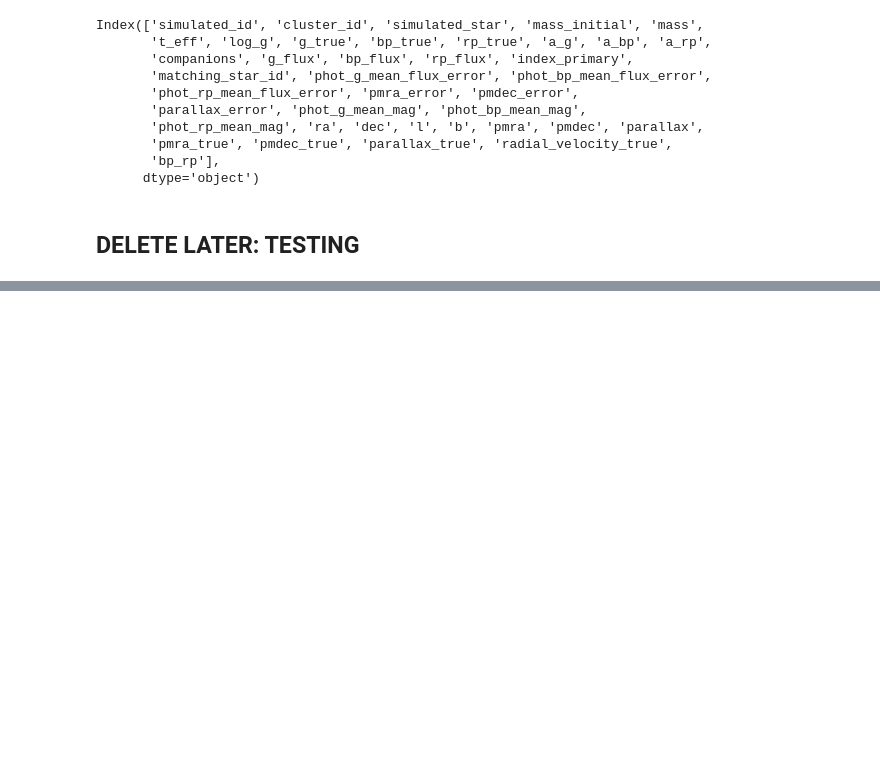
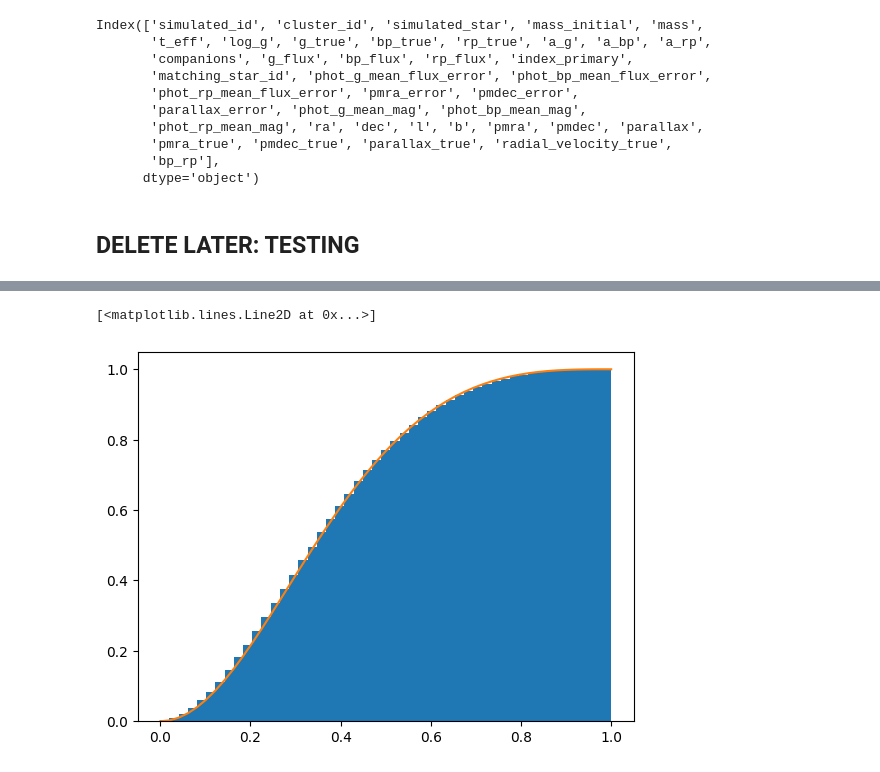
Before and after one commit to emilyhunt/ocelot, a Jupyter notebook: docs/tutorials/simulate_a_cluster.ipynb, the cells around one changed output, grey strips where cells are left out. Saved outputs shown, nothing was run; the diff lists cells and outputs as text; code cells hidden in the pictures; blank space fills up the shorter version.

```diff
--- a/docs/tutorials/simulate_a_cluster.ipynb
+++ b/docs/tutorials/simulate_a_cluster.ipynb
@@ -559,0 +597,16 @@ cluster.make_cluster()
+# %%
+n_samples = 10000
+rc, rt = 0.5, 1.0
+
+samples = sample_2d_king_profile(rc, rt, n_samples, seed=42)
+samples = samples / np.max(samples)
+
+x = np.linspace(0, rt)
+y = king_number_density(x, rc, rt)
+y = y / y[-1]
+
+plt.hist(samples, cumulative=True, density=True, bins=x)
+plt.plot(x, y)
+# %% [output]
+[<matplotlib.lines.Line2D at 0x...>]
+[figure, added]
```
Also changed, not shown: parts of 15 cells of this notebook, 3 other files.
